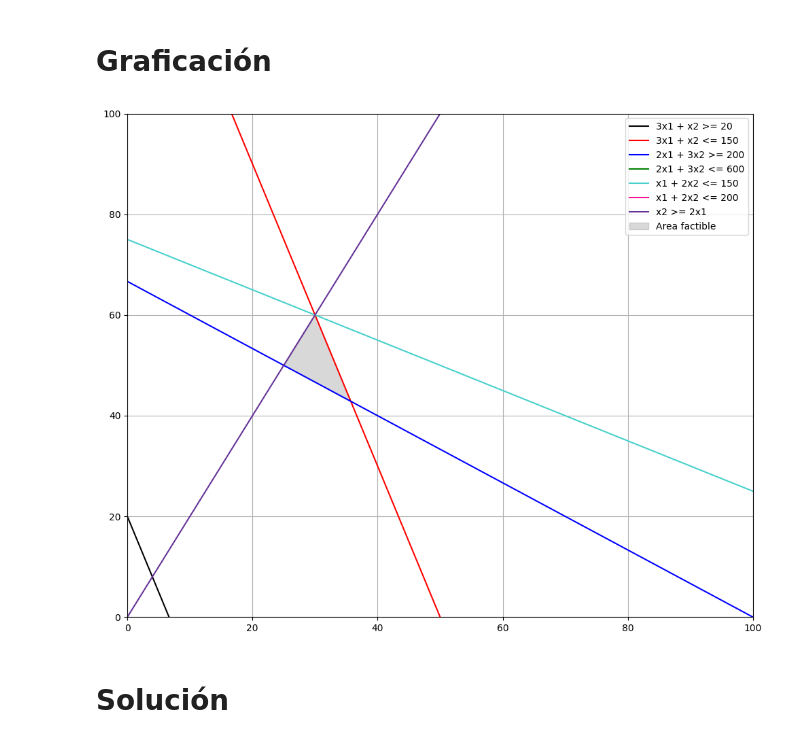
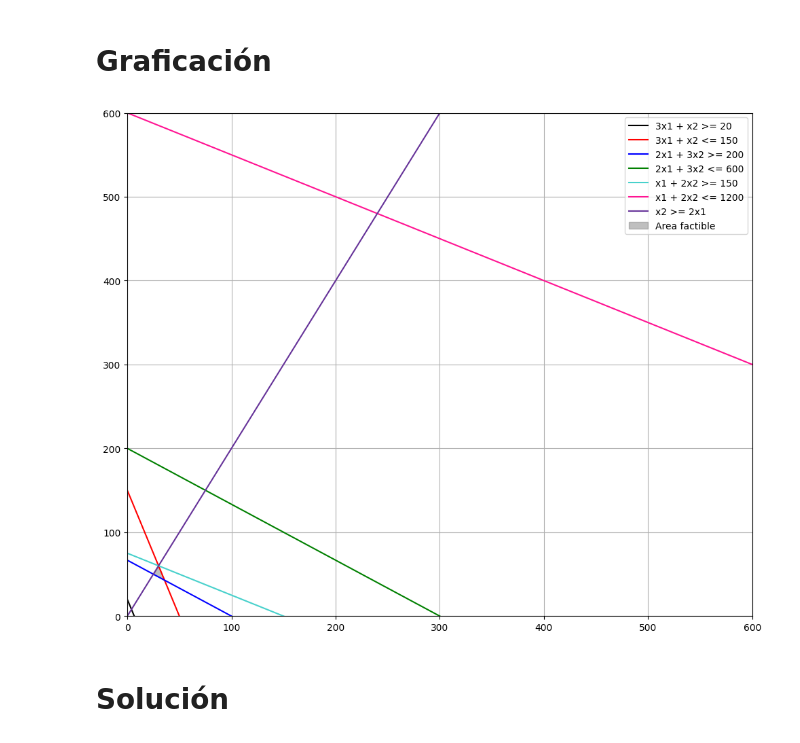
Before and after one commit to Lunaaaalj/Diseno-de-un-modelo-de-optimizacion, a Jupyter notebook: source/modelo.ipynb, the cells around one changed output. Saved outputs shown, nothing was run; the diff lists cells and outputs as text; code cells hidden in the pictures.

Commit message:
Corrige errores en el label de las constraints, anade a la presentacion el grafico, el codigo de la solucion y los resultados

```diff
--- a/source/modelo.ipynb
+++ b/source/modelo.ipynb
@@ -38,37 +38,38 @@ import matplotlib.pyplot as plt
 # %%
 plt.figure(figsize=(10,8))
 
-x1 = np.linspace(0,100,1000)
+x1 = np.linspace(0,600,1000)
 
 x2_con1 = 20 - 3 * x1
 x2_con2 = 150 - 3 * x1
 x2_con3 = (200 - 2 * x1) / 3
 x2_con4 = (600 - 2 * x1) / 3
 x2_con5 = (150 - x1) / 2
 x2_con6 = (1200 - x1) / 2
 x2_con7 = 2 * x1
 
 plt.plot(x1,x2_con1,"black", label = "3x1 + x2 >= 20")
 plt.plot(x1,x2_con2,"red", label = "3x1 + x2 <= 150")
 plt.plot(x1,x2_con3,"blue", label = "2x1 + 3x2 >= 200")
 plt.plot(x1,x2_con4,"green", label = "2x1 + 3x2 <= 600")
-plt.plot(x1,x2_con5,"mediumturquoise", label = "x1 + 2x2 <= 150")
-plt.plot(x1,x2_con6,"deeppink", label = "x1 + 2x2 <= 200")
+plt.plot(x1,x2_con5,"mediumturquoise", label = "x1 + 2x2 >= 150")
+plt.plot(x1,x2_con6,"deeppink", label = "x1 + 2x2 <= 1200")
 plt.plot(x1,x2_con7,"rebeccapurple", label = "x2 >= 2x1")
 
 feasible1 = np.minimum(x2_con5,x2_con7)
 feasible2 = np.minimum(feasible1, x2_con2)
 
-plt.fill_between(x1, x2_con3, feasible2, where = (feasible2 >= x2_con3) ,color = "grey", alpha = 0.3, label = "Area factible")
+plt.fill_between(x1, x2_con3, feasible2, where = (feasible2 >= x2_con3) ,color = "grey", alpha = 0.5, label = "Area factible")
 
 plt.grid()
 plt.legend()
-plt.xlim(0,100)
-plt.ylim(0,100)
+plt.xlim(0,600)
+plt.ylim(0,600)
 plt.tight_layout()
+plt.savefig("../presentation/plot.png")
 plt.show()
 # %% [output]
-[figure, old version]
+[figure, new version]
 # %% [markdown]
 # Solución
 # %%
```
Also changed, not shown: 10 other files.
